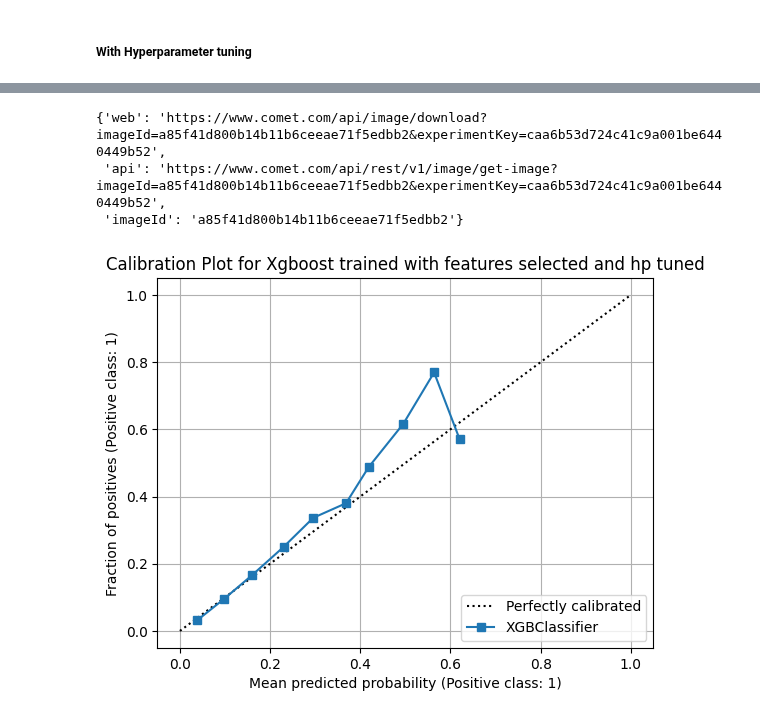
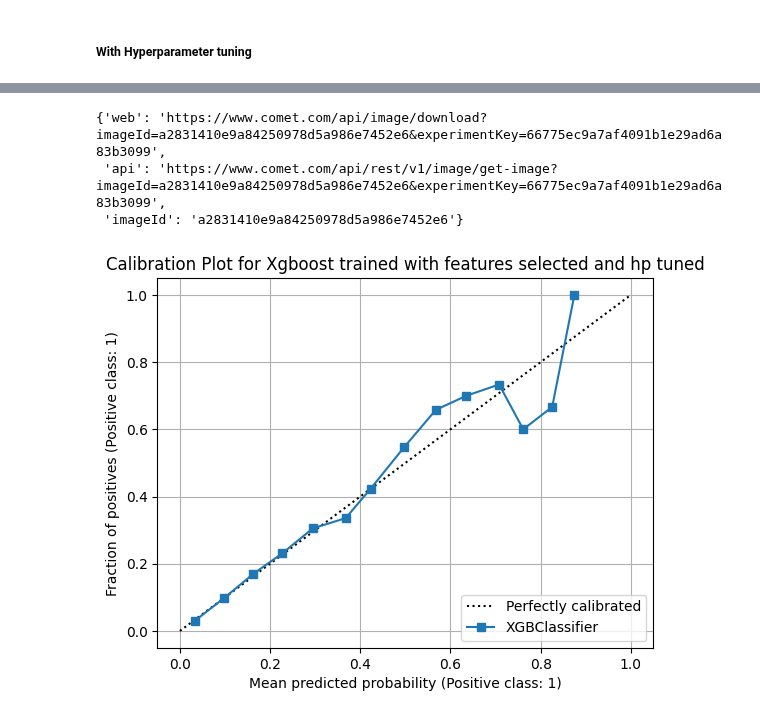
Before and after one commit to hfereidouni/DataScience, a Jupyter notebook: Milestone2/AdvancedModel.ipynb, the cells around one changed output, grey strips where cells are left out. Cells and saved outputs as stored; diff of their text form; code cells hidden in the pictures.

```diff
--- a/Milestone2/AdvancedModel.ipynb
+++ b/Milestone2/AdvancedModel.ipynb
@@ -241,7 +241,7 @@ from bayes_opt import BayesianOptimization
 train_val_df_2=train_val_df[['game_time','period','x','y','shot_type','last_event_type',
        'x_coord_last_event', 'y_coord_last_event', 'Time_from_the_last_event',
        'Distance_from_the_last_event', 'Rebound', 'change_shot_angle', 'Speed',
-       'angle_net', 'is_goal']]
+       'shot_dist','angle_net', 'is_goal']]
 # %% [markdown]
 ##### One hot encoding
 # %%
@@ -260,7 +260,7 @@ len(train_val_df)
 train_X_2,train_Y_2,val_X_2,val_Y_2 = split_data(train_val_df_2,['game_time', 'period', 'x', 'y', 'x_coord_last_event',
        'y_coord_last_event', 'Time_from_the_last_event',
        'Distance_from_the_last_event', 'Rebound', 'change_shot_angle', 'Speed',
-       'angle_net', 'shot_type_Backhand', 'shot_type_Deflected',
+       'shot_dist','angle_net', 'shot_type_Backhand', 'shot_type_Deflected',
        'shot_type_Slap Shot', 'shot_type_Snap Shot', 'shot_type_Tip-In',
        'shot_type_Wrap-around', 'shot_type_Wrist Shot', 'shot_type_nan',
        'last_event_type_Blocked Shot', 'last_event_type_Faceoff',
@@ -780,7 +781,7 @@ def xgboost_opti_2(learning_rate,max_depth,min_child_weight,subsample,colsample_
         eta=eta,
         n_estimators=int(n_estimators))
 
-    cv_score = cross_val_score(xgb,train_X_3_selected,train_Y_2,cv=3,scoring='roc_auc')
+    cv_score = cross_val_score(xgb,train_X_3_sfm,train_Y_2,cv=3,scoring='roc_auc')
 
     return cv_score.mean()
 
@@ -824,7 +825,7 @@ exp.log_parameters(best_param_2)
 # %%
 xgboost4 = XGBClassifier(**best_param_2)
 # %%
-xgboost4 = xgboost4.fit(train_X_3_selected,train_Y_2)
+xgboost4 = xgboost4.fit(train_X_3_sfm,train_Y_2)
 # %%
 dump(xgboost4,'./models/xgboost4.joblib')
 xgboost4_path='./models/xgboost4.joblib'
@@ -908,14 +909,14 @@ exp.log_figure(figure_name=f'Cumulative % of goals for Xgboost trained ith featu
 [figure]
 # %%
-disp = CalibrationDisplay.from_estimator(xgboost4,val_X_3_filtered,val_Y_2,n_bins=15)
+disp = CalibrationDisplay.from_estimator(xgboost4,val_X_3_sfm,val_Y_2,n_bins=15)
 plt.title("Calibration Plot for Xgboost trained with features selected and hp tuned")
 plt.grid(True)
 exp.log_figure(figure_name="Calibration Plot for Xgboost trained with features selected and hp tuned")
 # %% [output]
-{'web': 'https://www.comet.com/api/image/download?imageId=a85f41d800b14b11b6ceeae71f5edbb2&experimentKey=caa6b53d724c41c9a001be6440449b52',
- 'api': 'https://www.comet.com/api/rest/v1/image/get-image?imageId=a85f41d800b14b11b6ceeae71f5edbb2&experimentKey=caa6b53d724c41c9a001be6440449b52',
- 'imageId': 'a85f41d800b14b11b6ceeae71f5edbb2'}
+{'web': 'https://www.comet.com/api/image/download?imageId=a2831410e9a84250978d5a986e7452e6&experimentKey=66775ec9a7af4091b1e29ad6a83b3099',
+ 'api': 'https://www.comet.com/api/rest/v1/image/get-image?imageId=a2831410e9a84250978d5a986e7452e6&experimentKey=66775ec9a7af4091b1e29ad6a83b3099',
+ 'imageId': 'a2831410e9a84250978d5a986e7452e6'}
-[figure, old version]
+[figure, new version]
 # %%
 exp.end()
 # %% [output]
```
Also changed, not shown: parts of 52 cells of this notebook, 19 other files.
